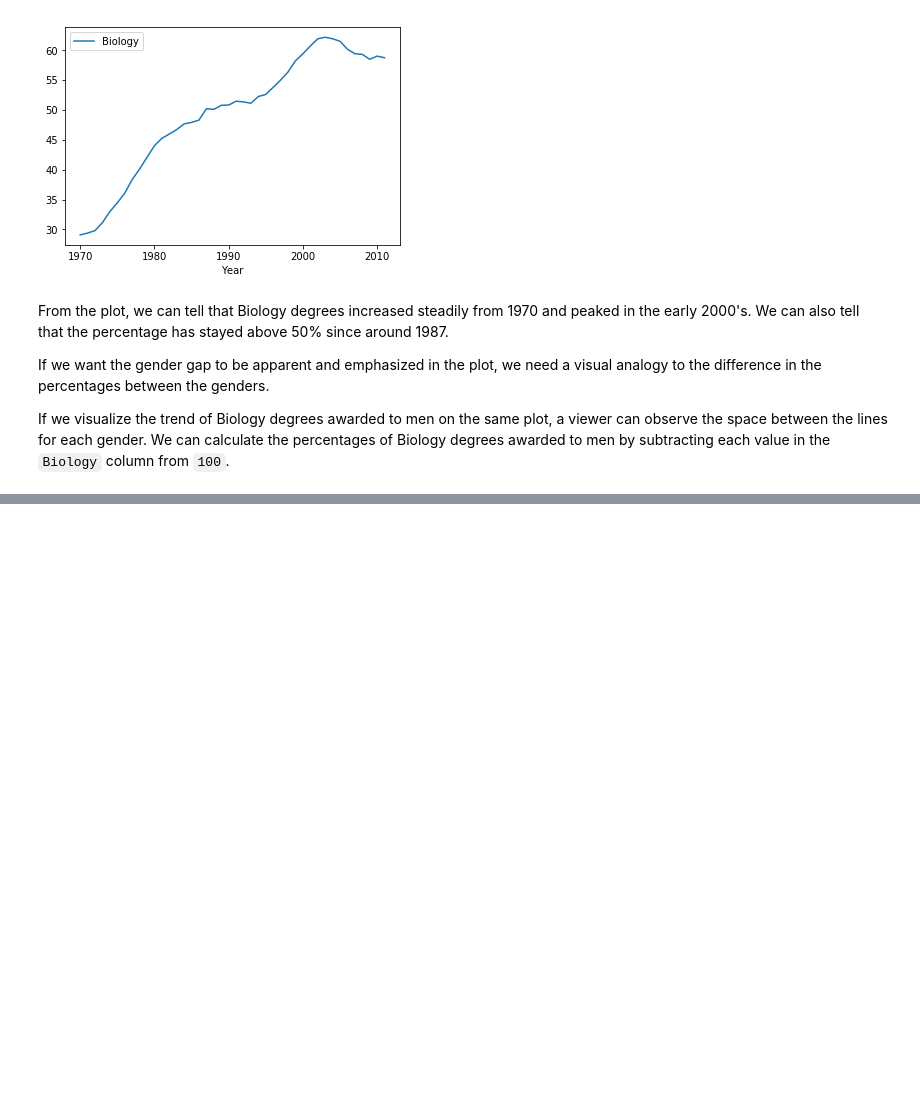
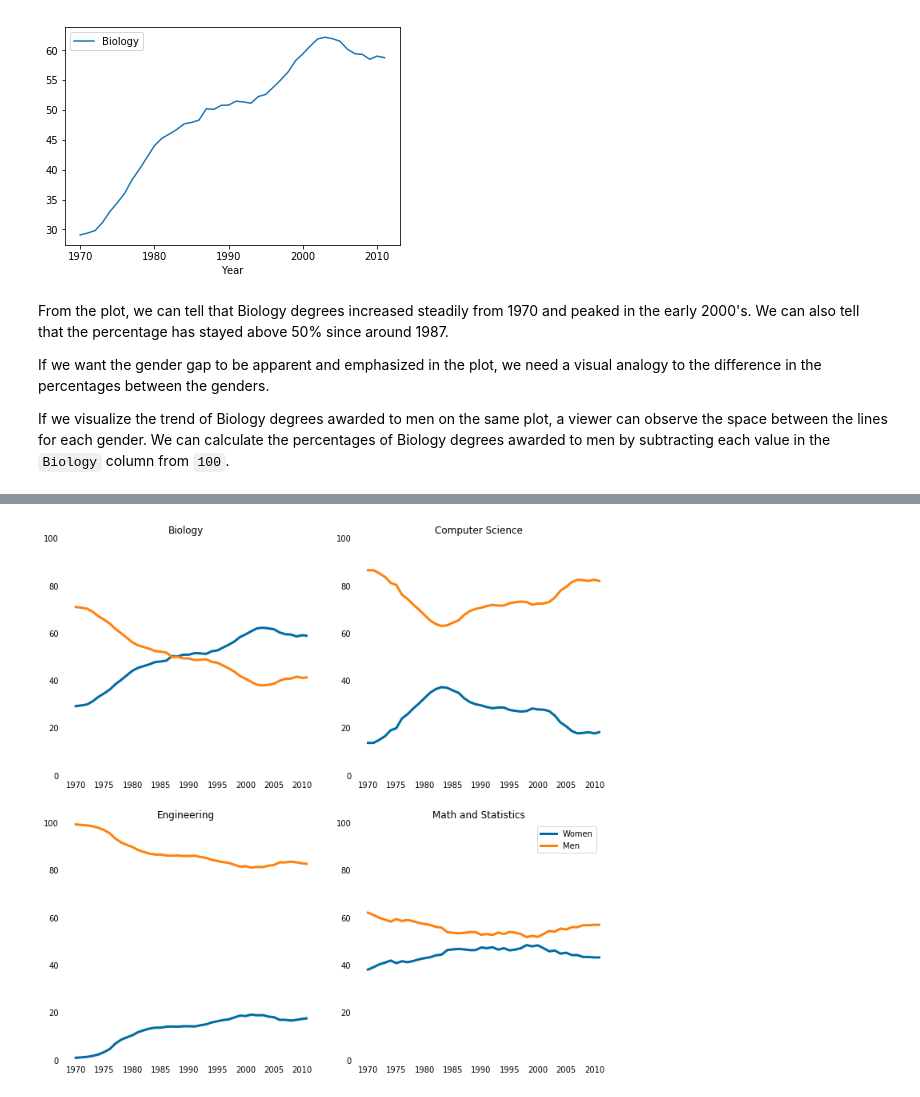
Before and after one commit to noelBorneo/DataQuest, a Jupyter notebook: Storytelling Through DV/Improving Plot Aesthetics.ipynb, the cells around one changed output, grey strips where cells are left out. Saved outputs shown, nothing was run; the diff lists cells and outputs as text; code cells hidden in the pictures; blank space fills up the shorter version.

```diff
--- a/Storytelling Through DV/Improving Plot Aesthetics.ipynb
+++ b/Storytelling Through DV/Improving Plot Aesthetics.ipynb
@@ -68,0 +160,21 @@ To hide all of them, we need to pass in the following values for each parameter
+# %%
+fig = plt.figure(figsize=(12, 12))
+
+cb_dark_blue = (0/255, 107/255, 164/255) # women
+cb_orange = (255/255, 128/255, 14/255) # men
+for sp in range(0,4):
+    ax = fig.add_subplot(2,2,sp+1)
+    # The color for each line is assigned here.
+    ax.plot(women_degrees['Year'], women_degrees[major_cats[sp]], c=cb_dark_blue, label='Women', linewidth=3)
+    ax.plot(women_degrees['Year'], 100-women_degrees[major_cats[sp]], c=cb_orange, label='Men', linewidth=3)
+    for key,spine in ax.spines.items():
+        spine.set_visible(False)
+    ax.set_xlim(1968, 2011)
+    ax.set_ylim(0,100)
+    ax.set_title(major_cats[sp])
+    ax.tick_params(bottom="off", top="off", left="off", right="off")
+
+plt.legend(loc='upper right')
+plt.show()
+# %% [output]
+[figure, added]
```
Also changed, not shown: parts of 15 cells of this notebook.
